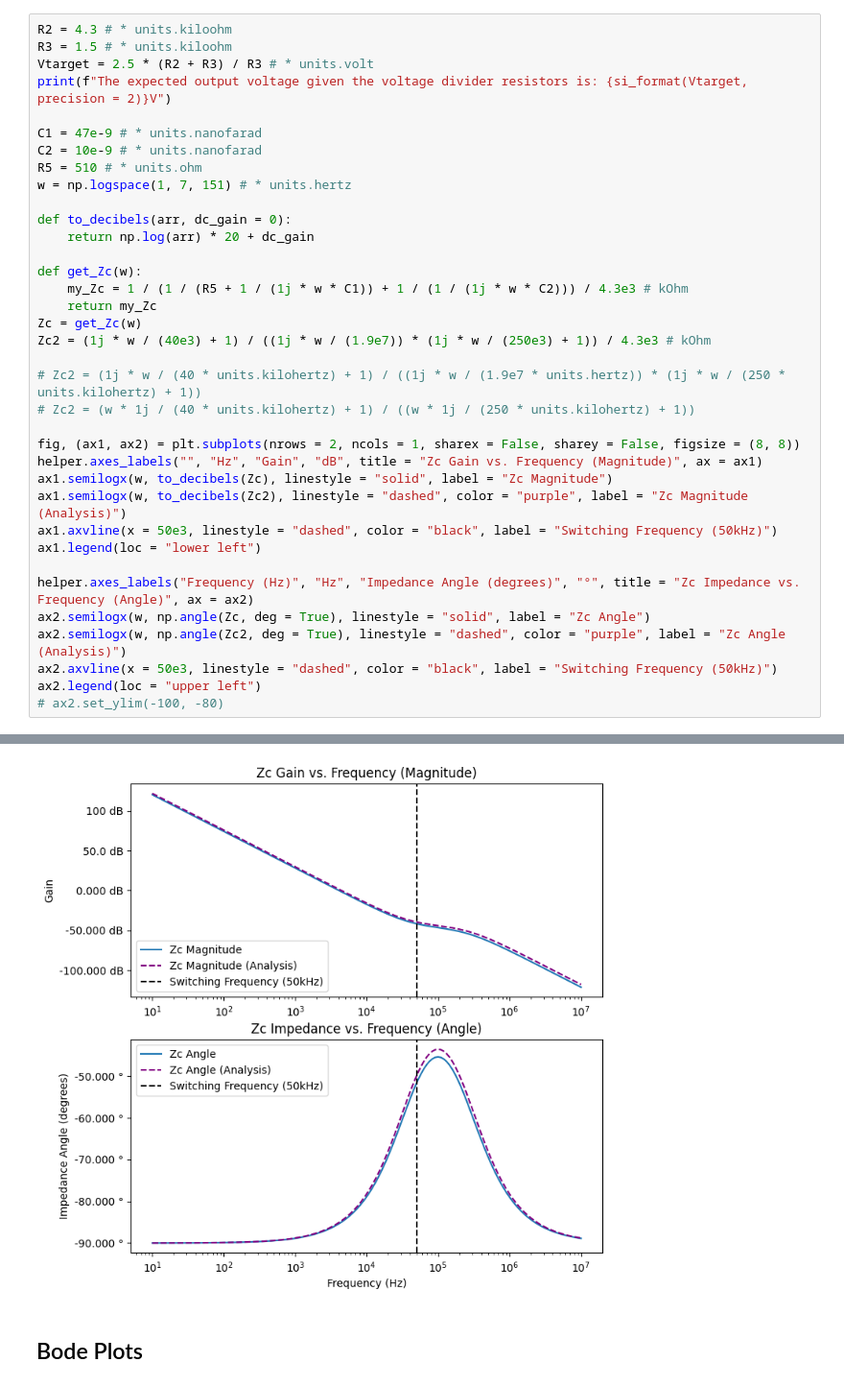
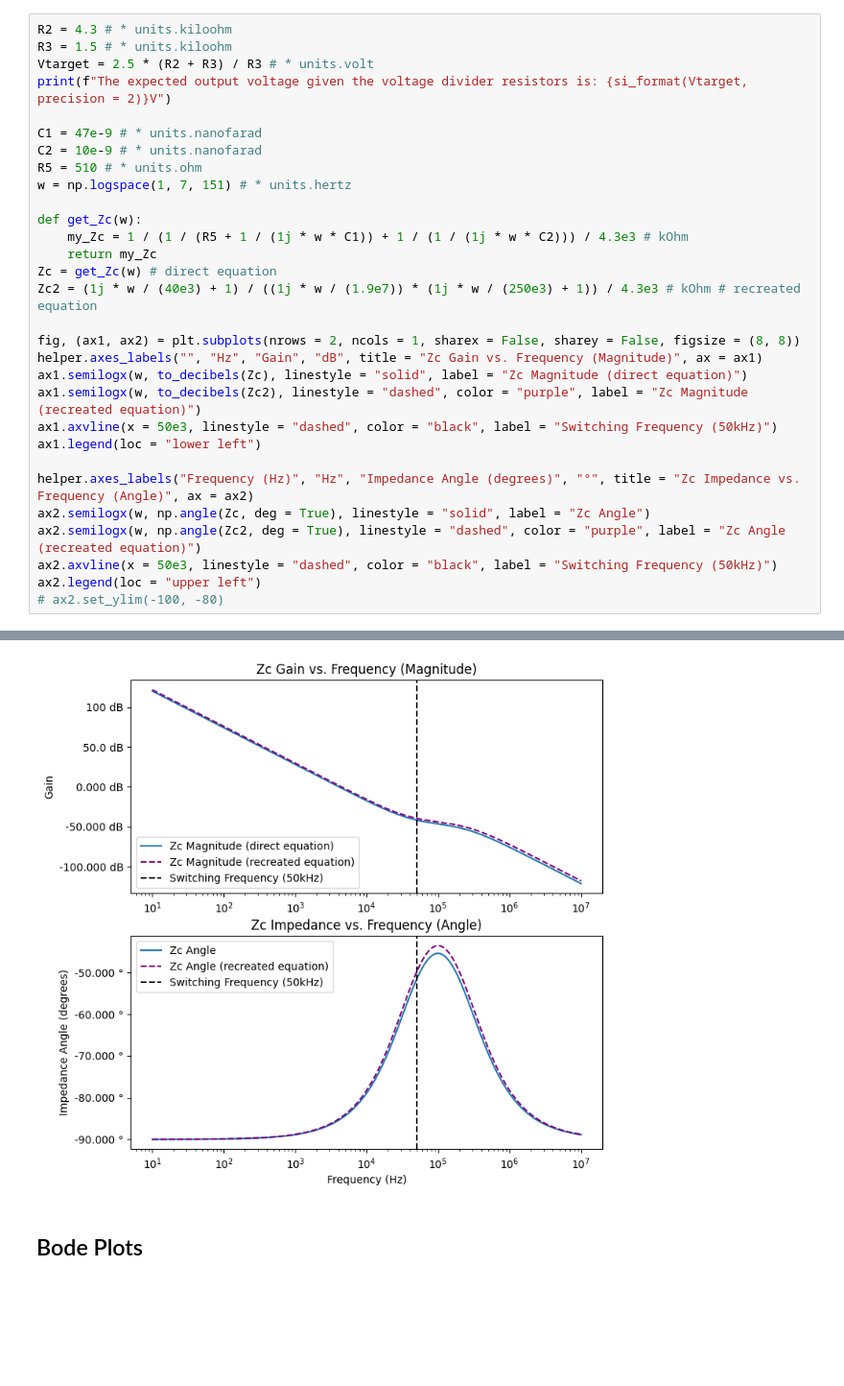
Before and after one commit to ianeyk/power-electronics, a Jupyter notebook: Lab 10/Lab10_report.ipynb, the cells around one changed output, grey strips where cells are left out. Shown: that part at 96% size. Cells and saved outputs as stored; diff of their text form; blank space fills up the shorter version.

```diff
--- a/Lab 10/Lab10_report.ipynb
+++ b/Lab 10/Lab10_report.ipynb
@@ -34,43 +37,37 @@ As expected, the output voltage jumped to a value of 9.60V and an input current
 # %%
 R2 = 4.3 # * units.kiloohm
 R3 = 1.5 # * units.kiloohm
 Vtarget = 2.5 * (R2 + R3) / R3 # * units.volt
 print(f"The expected output voltage given the voltage divider resistors is: {si_format(Vtarget, precision = 2)}V")
 
 C1 = 47e-9 # * units.nanofarad
 C2 = 10e-9 # * units.nanofarad
 R5 = 510 # * units.ohm
 w = np.logspace(1, 7, 151) # * units.hertz
 
-def to_decibels(arr, dc_gain = 0):
-    return np.log(arr) * 20 + dc_gain
-
 def get_Zc(w):
     my_Zc = 1 / (1 / (R5 + 1 / (1j * w * C1)) + 1 / (1 / (1j * w * C2))) / 4.3e3 # kOhm
     return my_Zc
-Zc = get_Zc(w)
-Zc2 = (1j * w / (40e3) + 1) / ((1j * w / (1.9e7)) * (1j * w / (250e3) + 1)) / 4.3e3 # kOhm
-
-# Zc2 = (1j * w / (40 * units.kilohertz) + 1) / ((1j * w / (1.9e7 * units.hertz)) * (1j * w / (250 * units.kilohertz) + 1))
-# Zc2 = (w * 1j / (40 * units.kilohertz) + 1) / ((w * 1j / (250 * units.kilohertz) + 1))
+Zc = get_Zc(w) # direct equation
+Zc2 = (1j * w / (40e3) + 1) / ((1j * w / (1.9e7)) * (1j * w / (250e3) + 1)) / 4.3e3 # kOhm # recreated equation
 
 fig, (ax1, ax2) = plt.subplots(nrows = 2, ncols = 1, sharex = False, sharey = False, figsize = (8, 8))
 helper.axes_labels("", "Hz", "Gain", "dB", title = "Zc Gain vs. Frequency (Magnitude)", ax = ax1)
-ax1.semilogx(w, to_decibels(Zc), linestyle = "solid", label = "Zc Magnitude")
-ax1.semilogx(w, to_decibels(Zc2), linestyle = "dashed", color = "purple", label = "Zc Magnitude (Analysis)")
+ax1.semilogx(w, to_decibels(Zc), linestyle = "solid", label = "Zc Magnitude (direct equation)")
+ax1.semilogx(w, to_decibels(Zc2), linestyle = "dashed", color = "purple", label = "Zc Magnitude (recreated equation)")
 ax1.axvline(x = 50e3, linestyle = "dashed", color = "black", label = "Switching Frequency (50kHz)")
 ax1.legend(loc = "lower left")
 
 helper.axes_labels("Frequency (Hz)", "Hz", "Impedance Angle (degrees)", "°", title = "Zc Impedance vs. Frequency (Angle)", ax = ax2)
 ax2.semilogx(w, np.angle(Zc, deg = True), linestyle = "solid", label = "Zc Angle")
-ax2.semilogx(w, np.angle(Zc2, deg = True), linestyle = "dashed", color = "purple", label = "Zc Angle (Analysis)")
+ax2.semilogx(w, np.angle(Zc2, deg = True), linestyle = "dashed", color = "purple", label = "Zc Angle (recreated equation)")
 ax2.axvline(x = 50e3, linestyle = "dashed", color = "black", label = "Switching Frequency (50kHz)")
 ax2.legend(loc = "upper left")
 # ax2.set_ylim(-100, -80)
 # %% [output]
 The expected output voltage given the voltage divider resistors is: 9.67 V
 <matplotlib.legend.Legend at 0x...>
-[figure, old version]
+[figure, new version]
 # %% [markdown]
 ## Bode Plots
 # %%
```
Also changed, not shown: parts of 6 cells of this notebook, 4 other files.
